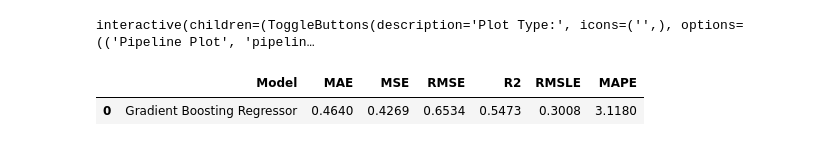
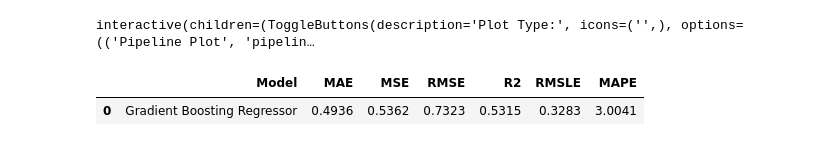
Before and after one commit to arielgiamportone/Infer-number-of-growth-rings-of-the-Abalone, a Jupyter notebook: Abalone_Rings_Inference.ipynb, the cells around one changed output. Saved outputs shown, nothing was run; the diff lists cells and outputs as text; code cells hidden in the pictures.

```diff
--- a/Abalone_Rings_Inference.ipynb
+++ b/Abalone_Rings_Inference.ipynb
@@ -401,8 +411,8 @@ evaluate_model(tunedgbr)
 # %% [output]
 interactive(children=(ToggleButtons(description='Plot Type:', icons=('',), options=(('Pipeline Plot', 'pipelin…
 # %%
-predictions= predict_model(tunedgbr)
+predictions= predict_model(model_gbr)
 # %% [output]
 |  | Model | MAE | MSE | RMSE | R2 | RMSLE | MAPE |
-| 0 | Gradient Boosting Regressor | 0.4640 | 0.4269 | 0.6534 | 0.5473 | 0.3008 | 3.1180 |
+| 0 | Gradient Boosting Regressor | 0.4936 | 0.5362 | 0.7323 | 0.5315 | 0.3283 | 3.0041 |
 # %%
```
Also changed, not shown: parts of 15 cells of this notebook, 5 other files.
